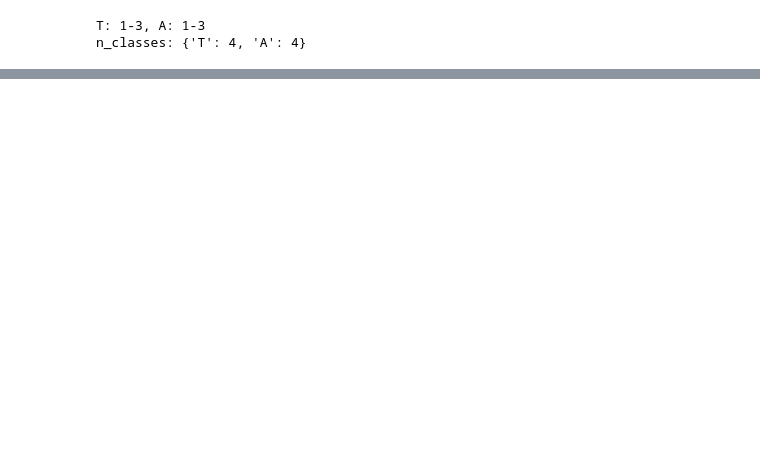
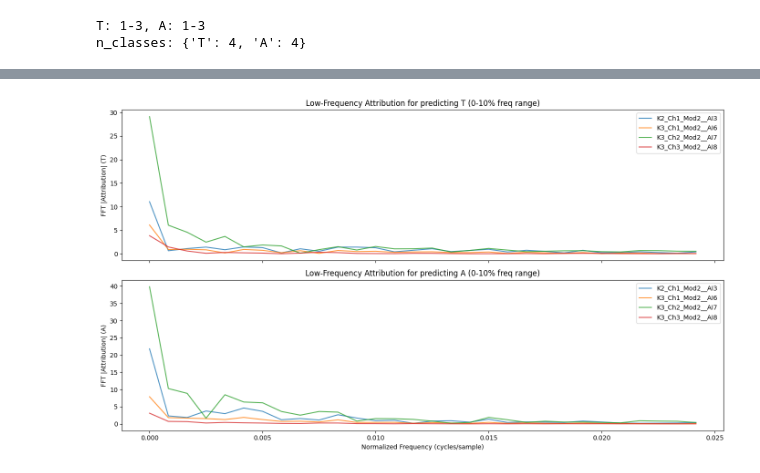
Before and after one commit to felixdivo/sheet-metal-forming-measurement-comparison, a Jupyter notebook: eval-models.ipynb, the cells around one changed output, grey strips where cells are left out. Saved outputs shown, nothing was run; the diff lists cells and outputs as text; code cells hidden in the pictures; blank space fills up the shorter version.

```diff
--- a/eval-models.ipynb
+++ b/eval-models.ipynb
@@ -489,0 +594,18 @@ plt.show()
+# %%
+# Zoomed-in view of low-frequency FFT attribution (first 10%)
+freq_cutoff_idx = int(len(freqs) * 0.05)
+
+fig, axes = plt.subplots(2, 1, figsize=(14, 8), sharex=True)
+
+for ax, fft_attr, label in zip(axes, [fft_attr_T, fft_attr_A], ["T", "A"]):
+    for i, signal_name in enumerate(data_module.signal_keys):
+        ax.plot(freqs[:freq_cutoff_idx], fft_attr[i, :freq_cutoff_idx], label=signal_name, alpha=0.8)
+    ax.set_ylabel(f"FFT |Attribution| ({label})")
+    ax.set_title(f"Low-Frequency Attribution for predicting {label} (0-10% freq range)")
+    ax.legend(loc="upper right")
+
+axes[-1].set_xlabel("Normalized Frequency (cycles/sample)")
+plt.tight_layout()
+plt.show()
+# %% [output]
+[figure, added]
```
Also changed, not shown: parts of 12 cells of this notebook, 3 other files.
